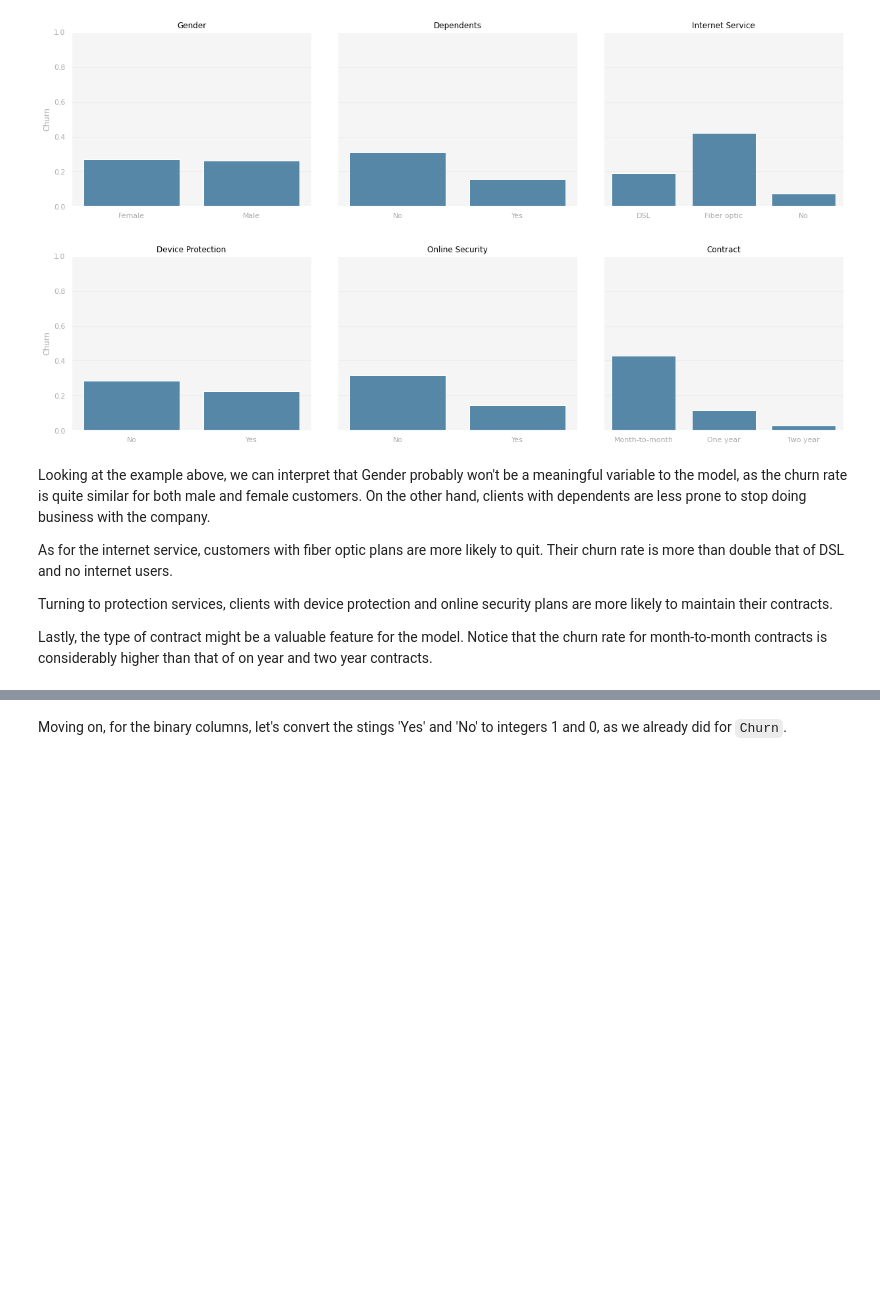
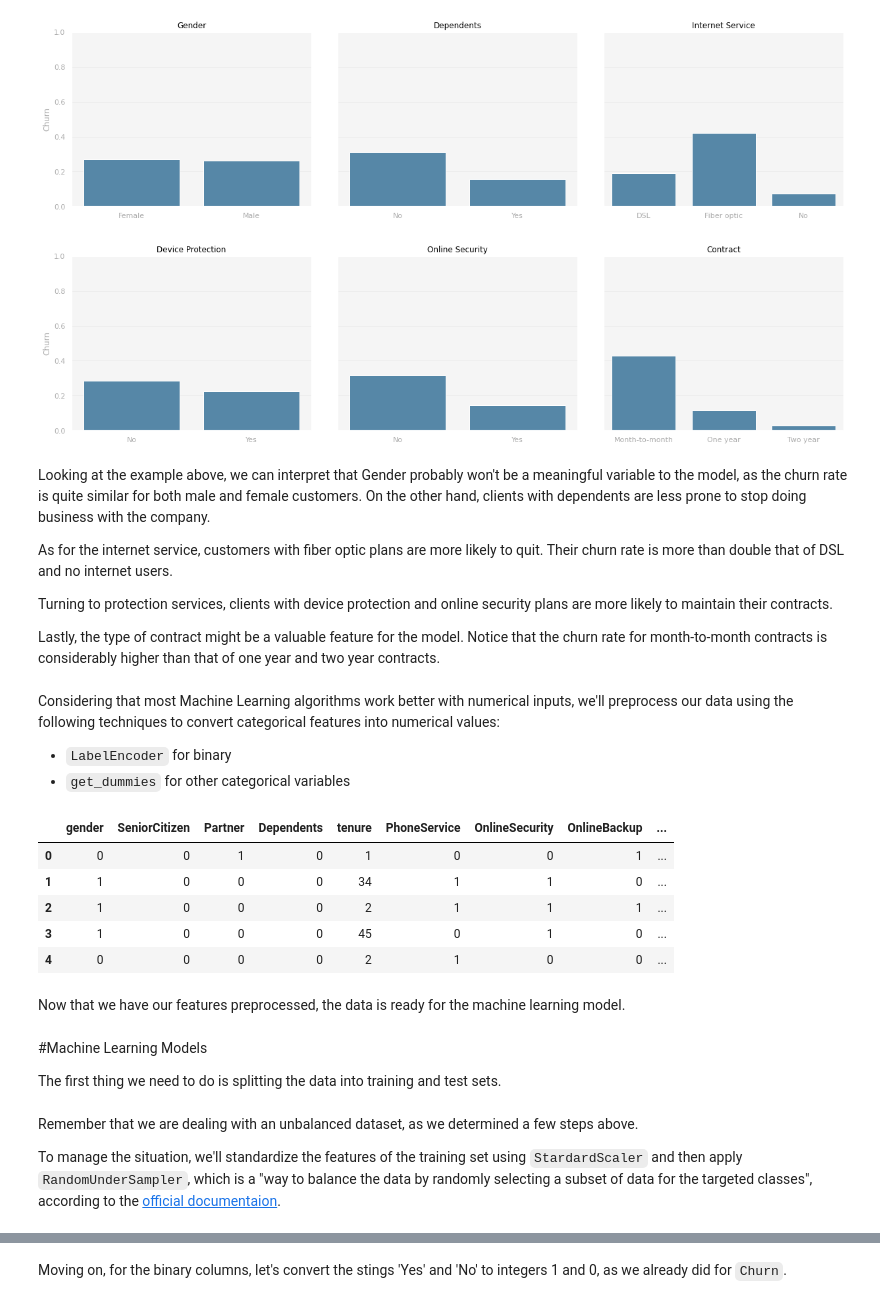
Before and after one commit to rmpbastos/data_science, a Jupyter notebook: Churn_Prediction.ipynb, the cells around one changed output, grey strips where cells are left out. Cells and saved outputs as stored; diff of their text form; code cells hidden in the pictures; blank space fills up the shorter version.

```diff
--- a/Churn_Prediction.ipynb
+++ b/Churn_Prediction.ipynb
@@ -356,4 +369,38 @@ As for the internet service, customers with fiber optic plans are more likely to
 
 Turning to protection services, clients with device protection and online security plans are more likely to maintain their contracts.
 
-Lastly, the type of contract might be a valuable feature for the model. Notice that the churn rate for month-to-month contracts is considerably higher than that of on year and two year contracts.
+Lastly, the type of contract might be a valuable feature for the model. Notice that the churn rate for month-to-month contracts is considerably higher than that of one year and two year contracts.
+# %% [markdown]
+Considering that most Machine Learning algorithms work better with numerical inputs, we'll preprocess our data using the following techniques to convert categorical features into numerical values:
+
+* `LabelEncoder` for binary
+* `get_dummies` for other categorical variables
+# %%
+# list of binary variables, except 'Churn'
+bin_var = [col for col in df.columns if len(df[col].unique()) == 2 and col != 'Churn']
+
+# list of categorical variables
+cat_var = [col for col in df.select_dtypes(['object']).columns.tolist() if col not in bin_var]
+
+# apply Label Encoding for binaries
+le = LabelEncoder()
+for col in bin_var:
+  df[col] = le.fit_transform(df[col])
+
+# apply get_dummies for categorical
+df = pd.get_dummies(df, columns=cat_var)
+
+df.head()
+# %% [output]
+|  | gender | SeniorCitizen | Partner | Dependents | tenure | PhoneService | OnlineSecurity | OnlineBackup | ... |
+| 0 | 0 | 0 | 1 | 0 | 1 | 0 | 0 | 1 | ... |
+| 1 | 1 | 0 | 0 | 0 | 34 | 1 | 1 | 0 | ... |
+| 2 | 1 | 0 | 0 | 0 | 2 | 1 | 1 | 1 | ... |
+| 3 | 1 | 0 | 0 | 0 | 45 | 0 | 1 | 0 | ... |
+| 4 | 0 | 0 | 0 | 0 | 2 | 1 | 0 | 0 | ... |
+# %% [markdown]
+Now that we have our features preprocessed, the data is ready for the machine learning model.
+# %% [markdown]
+#Machine Learning Models
+
+The first thing we need to do is splitting the data into training and test sets.
@@ -359,0 +414,4 @@ Lastly, the type of contract might be a valuable feature for the model. Notice t
+# %% [markdown]
+Remember that we are dealing with an unbalanced dataset, as we determined a few steps above.
+
+To manage the situation, we'll standardize the features of the training set using `StardardScaler` and then apply `RandomUnderSampler`, which is a "way to balance the data by randomly selecting a subset of data for the targeted classes", according to the [official documentaion](https://imbalanced-learn.readthedocs.io/en/stable/under_sampling.html#controlled-under-sampling).
```
Also changed, not shown: parts of 25 cells of this notebook.
